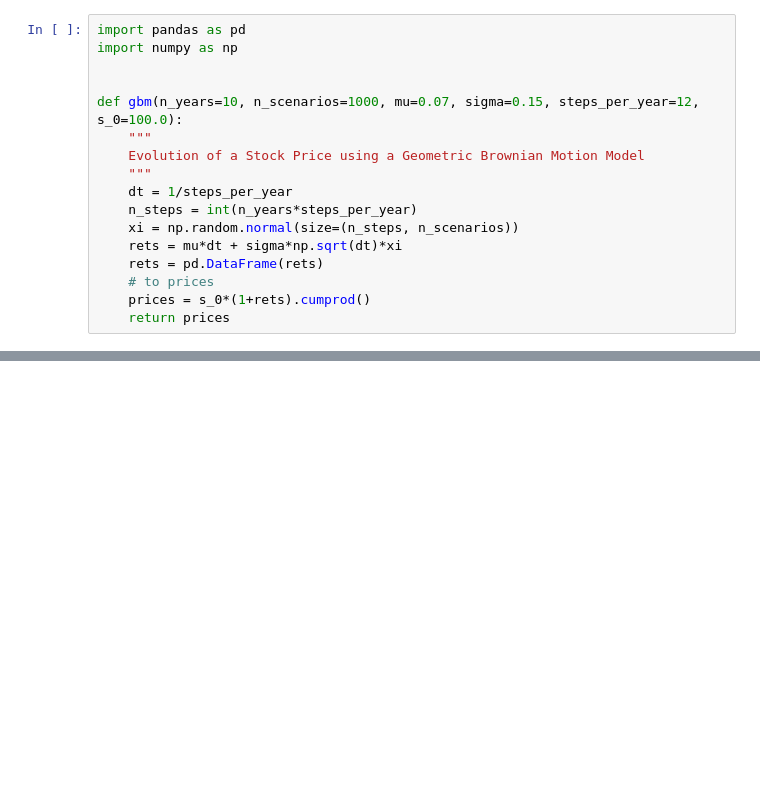
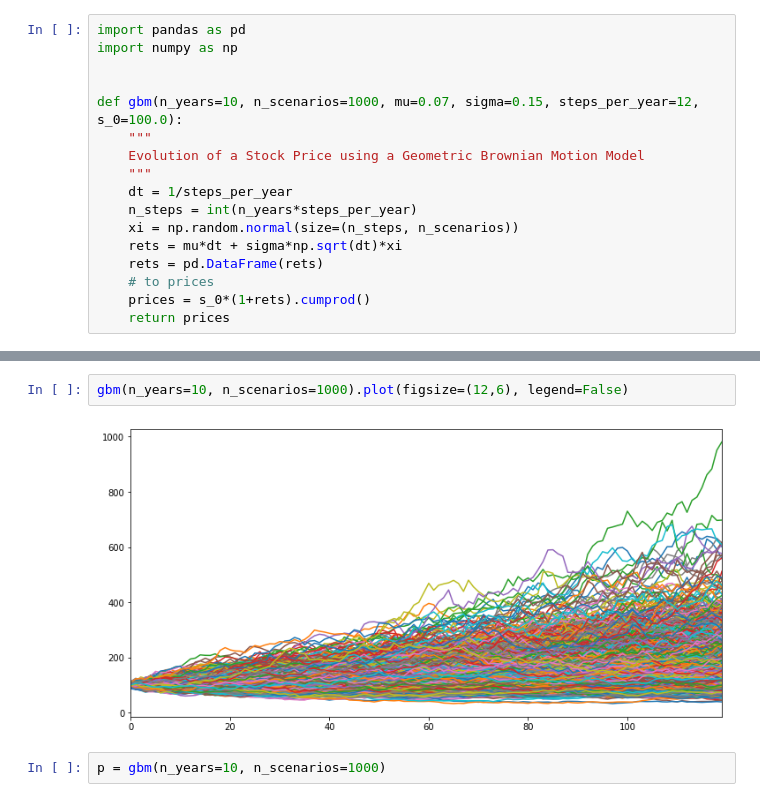
Before and after one commit to 0xpantera/edhc-investment-mgmt, a Jupyter notebook: intro_portfolio/beyond_diversification/lab_3_monte_carlo.ipynb, the cells around one changed output, grey strips where cells are left out. Cells and saved outputs as stored; diff of their text form; blank space fills up the shorter version.

```diff
--- a/intro_portfolio/beyond_diversification/lab_3_monte_carlo.ipynb
+++ b/intro_portfolio/beyond_diversification/lab_3_monte_carlo.ipynb
@@ -23,0 +44,6 @@ def gbm(n_years=10, n_scenarios=1000, mu=0.07, sigma=0.15, steps_per_year=12, s_
+# %%
+gbm(n_years=10, n_scenarios=1000).plot(figsize=(12,6), legend=False)
+# %% [output]
+[figure, added]
+# %%
+p = gbm(n_years=10, n_scenarios=1000)
```
Also changed, not shown: parts of 11 cells of this notebook.
